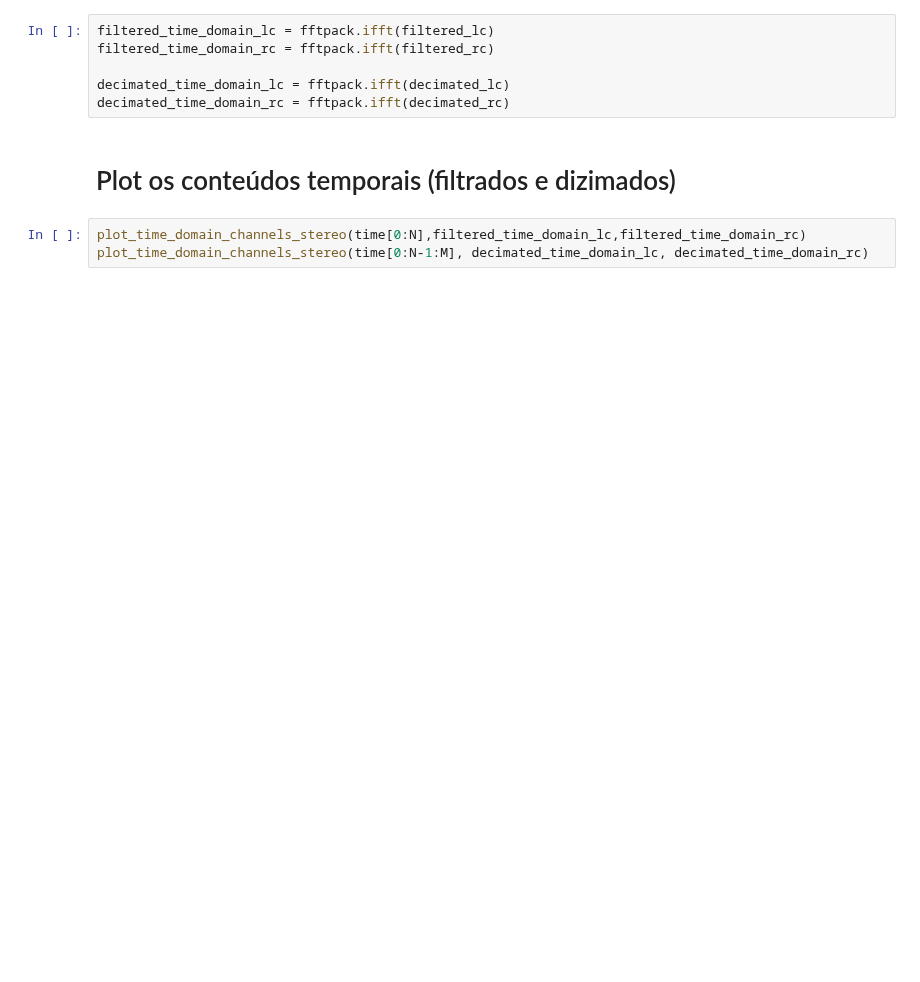
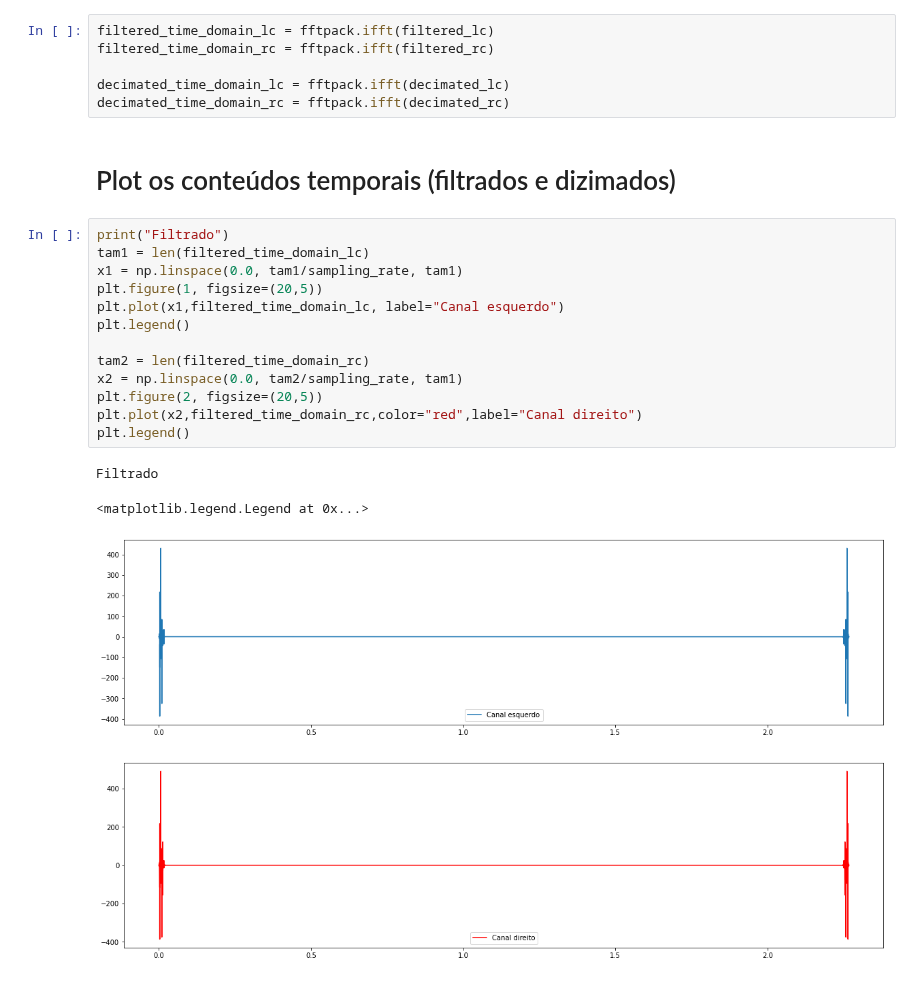
Before and after one commit to HemersonRafael/projeto_final_pds, a Jupyter notebook: Projeto final/projeto_final.ipynb, the cells around one changed output. Cells and saved outputs as stored; diff of their text form; blank space fills up the shorter version.

```diff
--- a/Projeto final/projeto_final.ipynb
+++ b/Projeto final/projeto_final.ipynb
@@ -280,6 +320,21 @@ decimated_time_domain_lc = fftpack.ifft(decimated_lc)
 decimated_time_domain_rc = fftpack.ifft(decimated_rc)
 # %% [markdown]
 # Plot os conteúdos temporais (filtrados e dizimados)
-# %%
-plot_time_domain_channels_stereo(time[0:N],filtered_time_domain_lc,filtered_time_domain_rc)
-plot_time_domain_channels_stereo(time[0:N-1:M], decimated_time_domain_lc, decimated_time_domain_rc)
+# %%
+print("Filtrado")
+tam1 = len(filtered_time_domain_lc)
+x1 = np.linspace(0.0, tam1/sampling_rate, tam1)
+plt.figure(1, figsize=(20,5))
+plt.plot(x1,filtered_time_domain_lc, label="Canal esquerdo")
+plt.legend()
+
+tam2 = len(filtered_time_domain_rc)
+x2 = np.linspace(0.0, tam2/sampling_rate, tam1)
+plt.figure(2, figsize=(20,5))
+plt.plot(x2,filtered_time_domain_rc,color="red",label="Canal direito")
+plt.legend()
+# %% [output]
+Filtrado
+<matplotlib.legend.Legend at 0x...>
+[figure, added]
+[figure, added]
```
Also changed, not shown: parts of 16 cells of this notebook, 4 other files.
